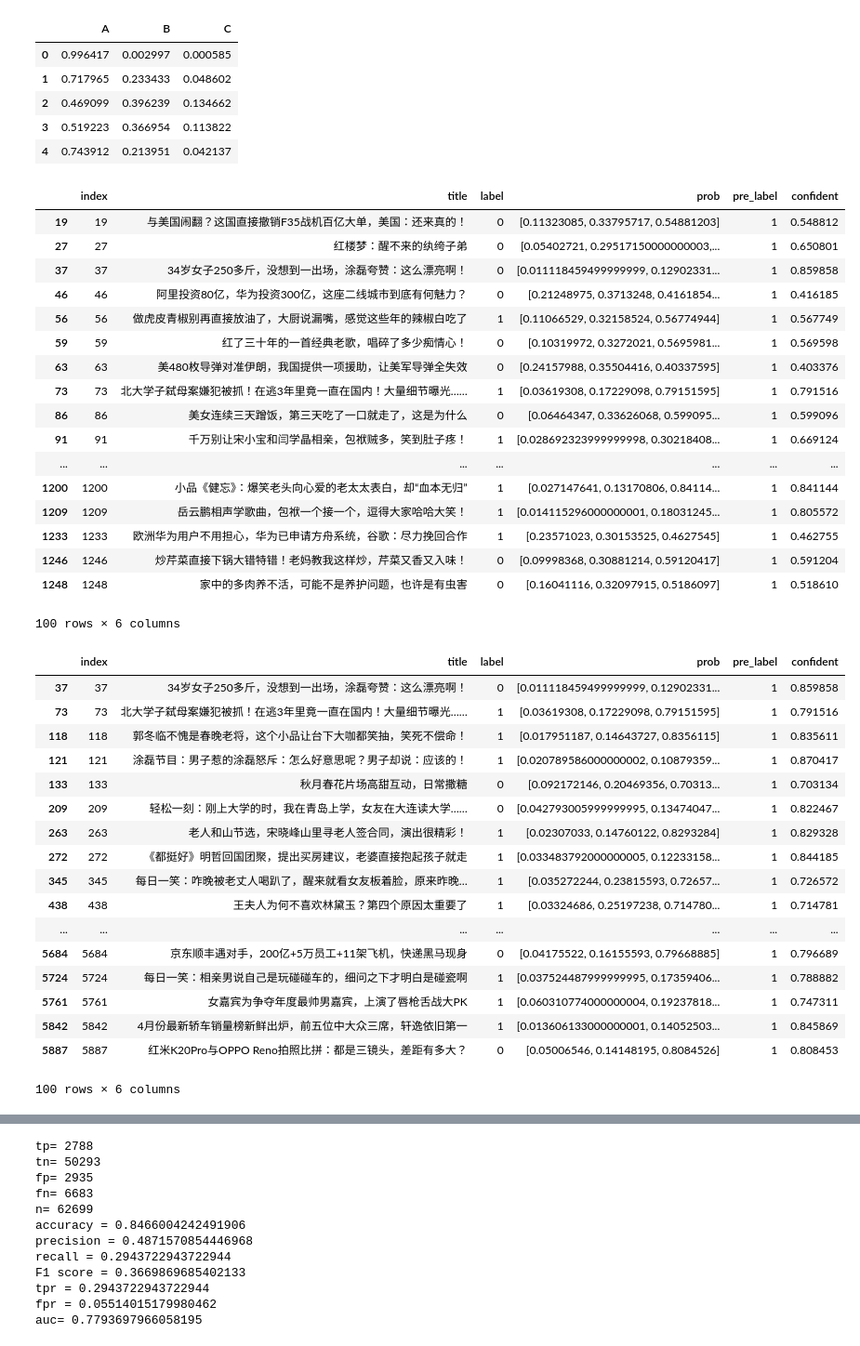
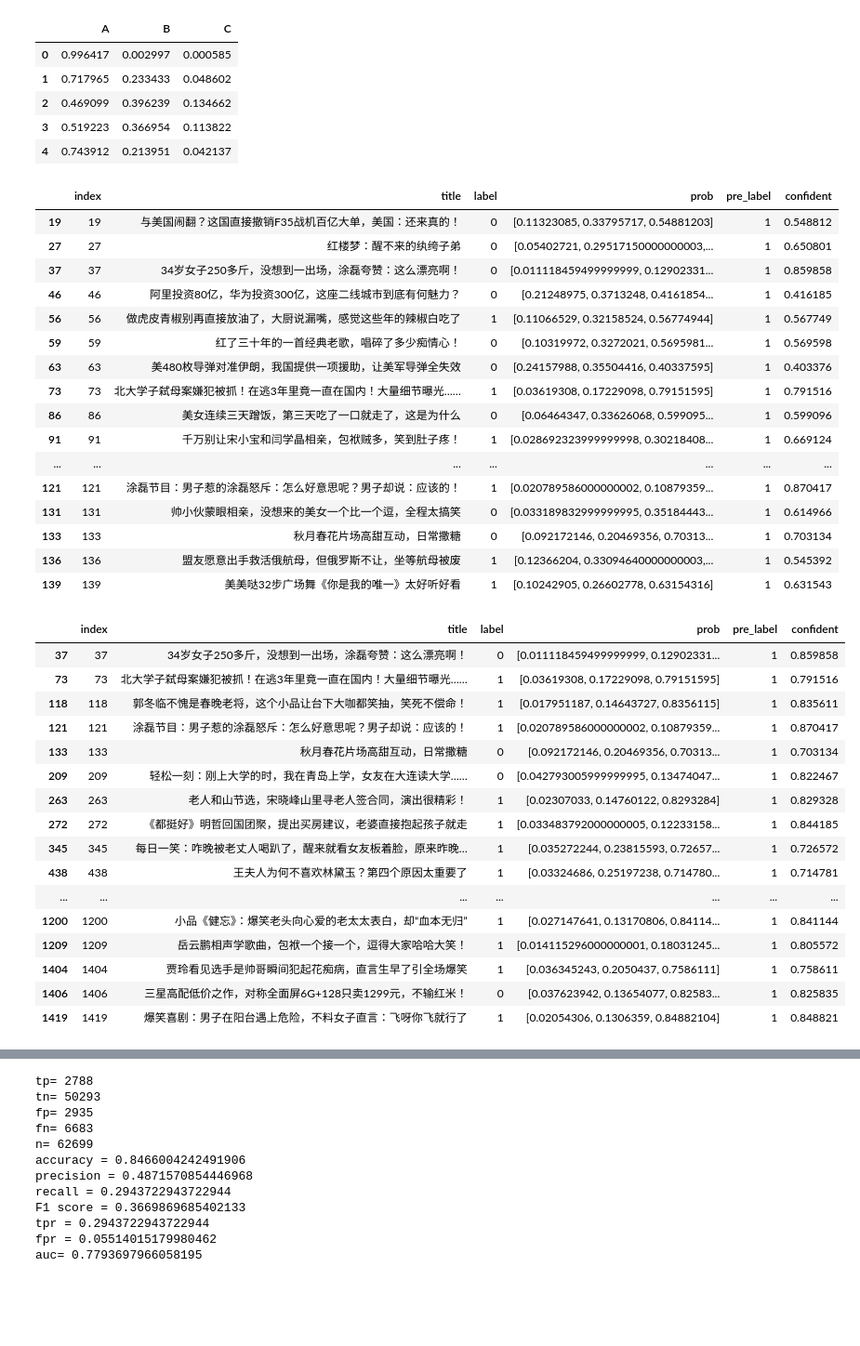
Before and after one commit to wangruichens/bert_multi_gpu, a Jupyter notebook: bert1.ipynb, the cells around one changed output, grey strips where cells are left out. Shown: that part at 93% size. Saved outputs shown, nothing was run; the diff lists cells and outputs as text; code cells hidden in the pictures; blank space fills up the shorter version.

```diff
--- a/bert1.ipynb
+++ b/bert1.ipynb
@@ -200,42 +197,41 @@ df_raw['pre_label']= np.argmax(t, axis=1)
 df_raw['confident']= [x[2] for x in t]
 
 # convert A as 1, B,C as 0
 df_raw.label[df_raw.label!=2]=0
 df_raw.label[df_raw.label==2]=1
 
 df_raw.pre_label[df_raw.pre_label!=2]=0
 df_raw.pre_label[df_raw.pre_label==2]=1
 
-df_raw[df_raw.pre_label==1].head(100)
+df_raw[df_raw.pre_label==1].head(20)
 # # convert pos as 1, neg as 0
 # df_raw.label[df_raw.label!=0]=3
 # df_raw.label[df_raw.label==0]=1
 # df_raw.label[df_raw.label==3]=0
 
 # df_raw.pre_label[df_raw.pre_label!=0]=3
 # df_raw.pre_label[df_raw.pre_label==0]=1
 # df_raw.pre_label[df_raw.pre_label==3]=0
 # %% [output]
 |  | index | title | label | prob | pre_label | confident |
 | 19 | 19 | 与美国闹翻？这国直接撤销F35战机百亿大单，美国：还来真的！ | 0 | [0.11323085, 0.33795717, 0.54881203] | 1 | 0.548812 |
 | 27 | 27 | 红楼梦：醒不来的纨绔子弟 | 0 | [0.05402721, 0.29517150000000003,... | 1 | 0.650801 |
 | 37 | 37 | 34岁女子250多斤，没想到一出场，涂磊夸赞：这么漂亮啊！ | 0 | [0.011118459499999999, 0.12902331... | 1 | 0.859858 |
 | 46 | 46 | 阿里投资80亿，华为投资300亿，这座二线城市到底有何魅力？ | 0 | [0.21248975, 0.3713248, 0.4161854... | 1 | 0.416185 |
 | 56 | 56 | 做虎皮青椒别再直接放油了，大厨说漏嘴，感觉这些年的辣椒白吃了 | 1 | [0.11066529, 0.32158524, 0.56774944] | 1 | 0.567749 |
 | 59 | 59 | 红了三十年的一首经典老歌，唱碎了多少痴情心！ | 0 | [0.10319972, 0.3272021, 0.5695981... | 1 | 0.569598 |
 | 63 | 63 | 美480枚导弹对准伊朗，我国提供一项援助，让美军导弹全失效 | 0 | [0.24157988, 0.35504416, 0.40337595] | 1 | 0.403376 |
 | 73 | 73 | 北大学子弑母案嫌犯被抓！在逃3年里竟一直在国内！大量细节曝光…… | 1 | [0.03619308, 0.17229098, 0.79151595] | 1 | 0.791516 |
 | 86 | 86 | 美女连续三天蹭饭，第三天吃了一口就走了，这是为什么 | 0 | [0.06464347, 0.33626068, 0.599095... | 1 | 0.599096 |
 | 91 | 91 | 千万别让宋小宝和闫学晶相亲，包袱贼多，笑到肚子疼！ | 1 | [0.028692323999999998, 0.30218408... | 1 | 0.669124 |
 | ... | ... | ... | ... | ... | ... | ... |
-| 1200 | 1200 | 小品《健忘》：爆笑老头向心爱的老太太表白，却“血本无归” | 1 | [0.027147641, 0.13170806, 0.84114... | 1 | 0.841144 |
-| 1209 | 1209 | 岳云鹏相声学歌曲，包袱一个接一个，逗得大家哈哈大笑！ | 1 | [0.014115296000000001, 0.18031245... | 1 | 0.805572 |
-| 1233 | 1233 | 欧洲华为用户不用担心，华为已申请方舟系统，谷歌：尽力挽回合作 | 1 | [0.23571023, 0.30153525, 0.4627545] | 1 | 0.462755 |
-| 1246 | 1246 | 炒芹菜直接下锅大错特错！老妈教我这样炒，芹菜又香又入味！ | 0 | [0.09998368, 0.30881214, 0.59120417] | 1 | 0.591204 |
-| 1248 | 1248 | 家中的多肉养不活，可能不是养护问题，也许是有虫害 | 0 | [0.16041116, 0.32097915, 0.5186097] | 1 | 0.518610 |
+| 121 | 121 | 涂磊节目：男子惹的涂磊怒斥：怎么好意思呢？男子却说：应该的！ | 1 | [0.020789586000000002, 0.10879359... | 1 | 0.870417 |
+| 131 | 131 | 帅小伙蒙眼相亲，没想来的美女一个比一个逗，全程太搞笑 | 0 | [0.033189832999999995, 0.35184443... | 1 | 0.614966 |
+| 133 | 133 | 秋月春花片场高甜互动，日常撒糖 | 0 | [0.092172146, 0.20469356, 0.70313... | 1 | 0.703134 |
+| 136 | 136 | 盟友愿意出手救活俄航母，但俄罗斯不让，坐等航母被废 | 1 | [0.12366204, 0.33094640000000003,... | 1 | 0.545392 |
+| 139 | 139 | 美美哒32步广场舞《你是我的唯一》太好听好看 | 1 | [0.10242905, 0.26602778, 0.63154316] | 1 | 0.631543 |
-100 rows × 6 columns
 # %%
-df_raw.query('confident>0.7').head(100)
+df_raw.query('confident>0.7').head(20)
 # %% [output]
 |  | index | title | label | prob | pre_label | confident |
 | 37 | 37 | 34岁女子250多斤，没想到一出场，涂磊夸赞：这么漂亮啊！ | 0 | [0.011118459499999999, 0.12902331... | 1 | 0.859858 |
@@ -249,9 +245,8 @@ df_raw.query('confident>0.7').head(100)
 | 345 | 345 | 每日一笑：咋晚被老丈人喝趴了，醒来就看女友板着脸，原来昨晚… | 1 | [0.035272244, 0.23815593, 0.72657... | 1 | 0.726572 |
 | 438 | 438 | 王夫人为何不喜欢林黛玉？第四个原因太重要了 | 1 | [0.03324686, 0.25197238, 0.714780... | 1 | 0.714781 |
 | ... | ... | ... | ... | ... | ... | ... |
-| 5684 | 5684 | 京东顺丰遇对手，200亿+5万员工+11架飞机，快递黑马现身 | 0 | [0.04175522, 0.16155593, 0.79668885] | 1 | 0.796689 |
-| 5724 | 5724 | 每日一笑：相亲男说自己是玩碰碰车的，细问之下才明白是碰瓷啊 | 1 | [0.037524487999999995, 0.17359406... | 1 | 0.788882 |
-| 5761 | 5761 | 女嘉宾为争夺年度最帅男嘉宾，上演了唇枪舌战大PK | 1 | [0.060310774000000004, 0.19237818... | 1 | 0.747311 |
-| 5842 | 5842 | 4月份最新轿车销量榜新鲜出炉，前五位中大众三席，轩逸依旧第一 | 1 | [0.013606133000000001, 0.14052503... | 1 | 0.845869 |
-| 5887 | 5887 | 红米K20Pro与OPPO Reno拍照比拼：都是三镜头，差距有多大？ | 0 | [0.05006546, 0.14148195, 0.8084526] | 1 | 0.808453 |
+| 1200 | 1200 | 小品《健忘》：爆笑老头向心爱的老太太表白，却“血本无归” | 1 | [0.027147641, 0.13170806, 0.84114... | 1 | 0.841144 |
+| 1209 | 1209 | 岳云鹏相声学歌曲，包袱一个接一个，逗得大家哈哈大笑！ | 1 | [0.014115296000000001, 0.18031245... | 1 | 0.805572 |
+| 1404 | 1404 | 贾玲看见选手是帅哥瞬间犯起花痴病，直言生早了引全场爆笑 | 1 | [0.036345243, 0.2050437, 0.7586111] | 1 | 0.758611 |
+| 1406 | 1406 | 三星高配低价之作，对称全面屏6G+128只卖1299元，不输红米！ | 0 | [0.037623942, 0.13654077, 0.82583... | 1 | 0.825835 |
+| 1419 | 1419 | 爆笑喜剧：男子在阳台遇上危险，不料女子直言：飞呀你飞就行了 | 1 | [0.02054306, 0.1306359, 0.84882104] | 1 | 0.848821 |
-100 rows × 6 columns
```
Also changed, not shown: parts of 6 cells of this notebook.
